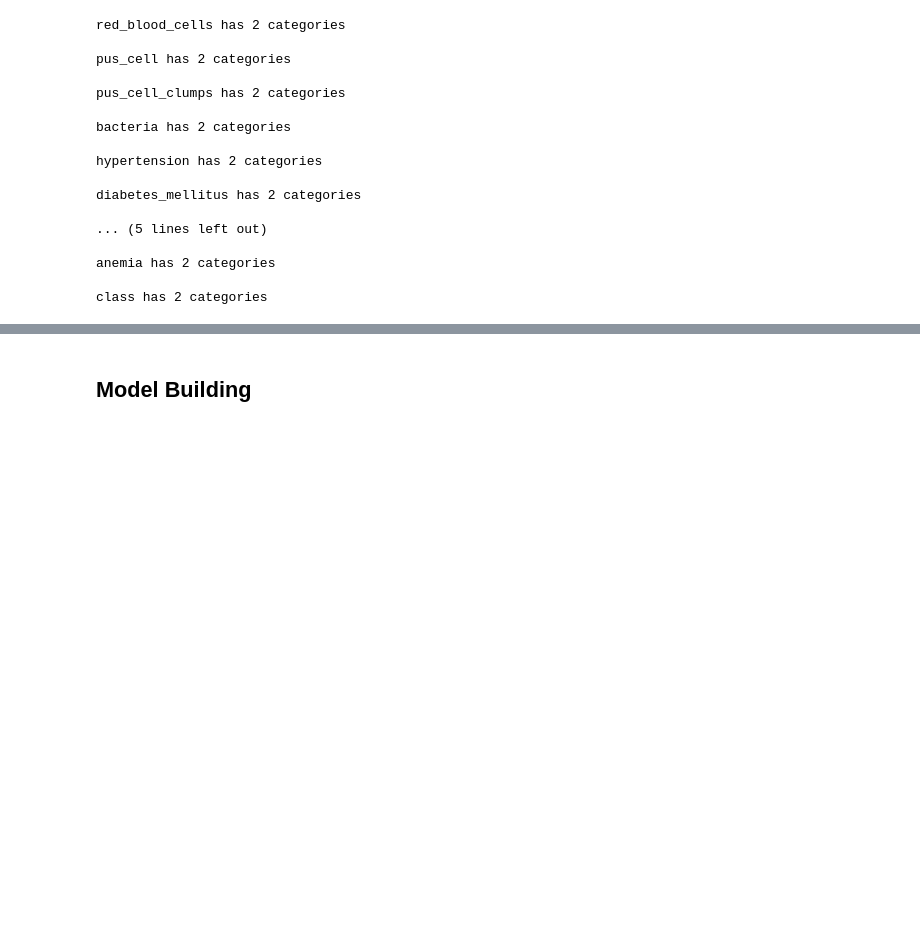
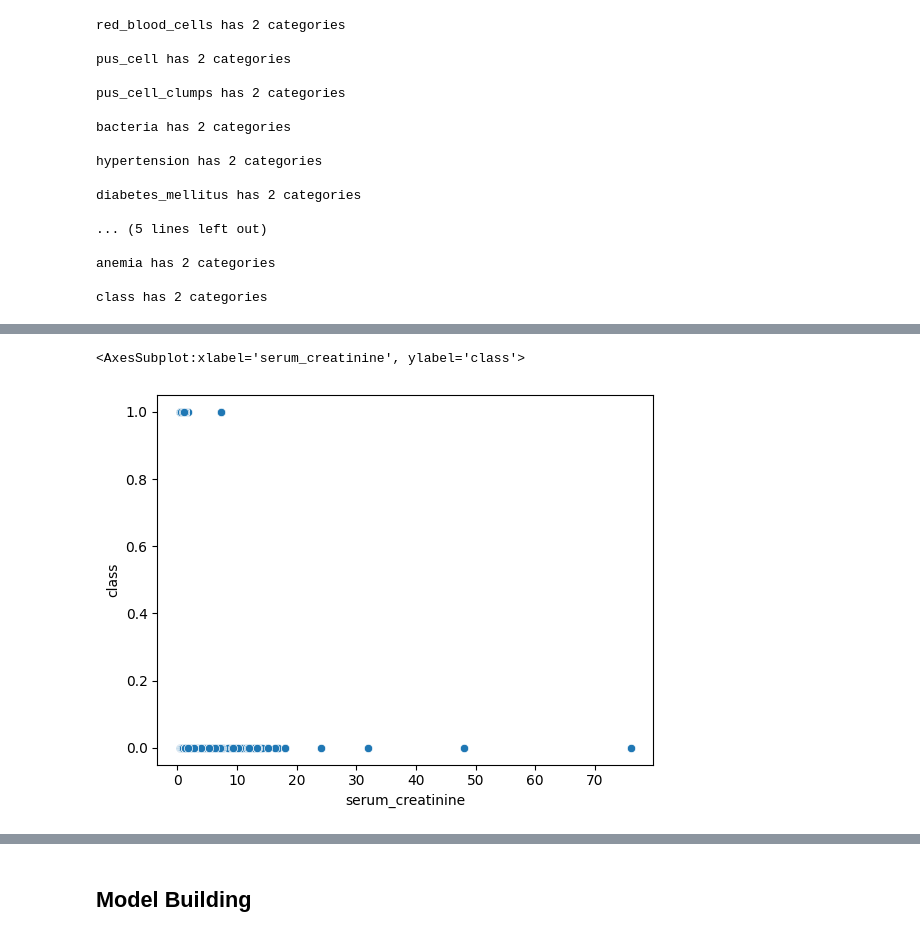
Before and after one commit to cygnus55/Chronic-Kidney-Disease-Prediction-ML, a Jupyter notebook: notebooks/main.ipynb, the cells around one changed output, grey strips where cells are left out. Saved outputs shown, nothing was run; the diff lists cells and outputs as text; code cells hidden in the pictures; blank space fills up the shorter version.

```diff
--- a/notebooks/main.ipynb
+++ b/notebooks/main.ipynb
@@ -272,0 +288,11 @@ df.head()
+# %%
+from seaborn import scatterplot
+
+scatterplot(
+    x="serum_creatinine",
+    y="class",
+    data=df
+)
+# %% [output]
+<AxesSubplot:xlabel='serum_creatinine', ylabel='class'>
+[figure, added]
```
Also changed, not shown: parts of 30 cells of this notebook, 5 other files.
